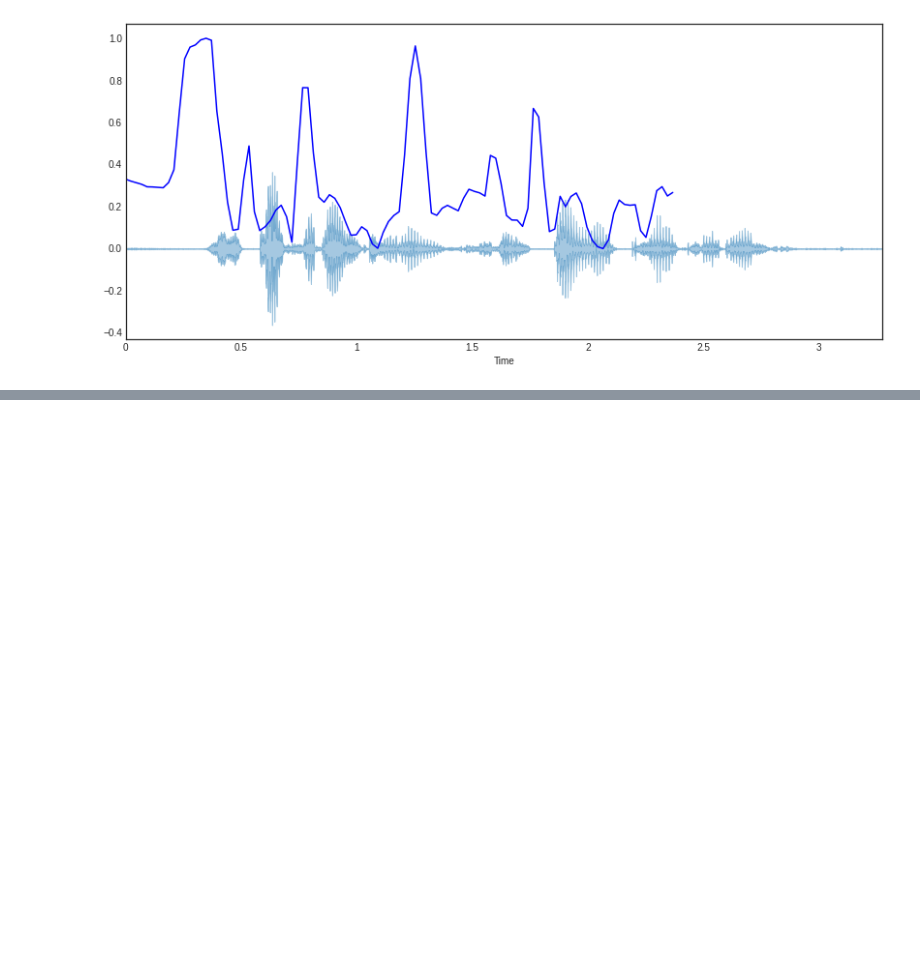
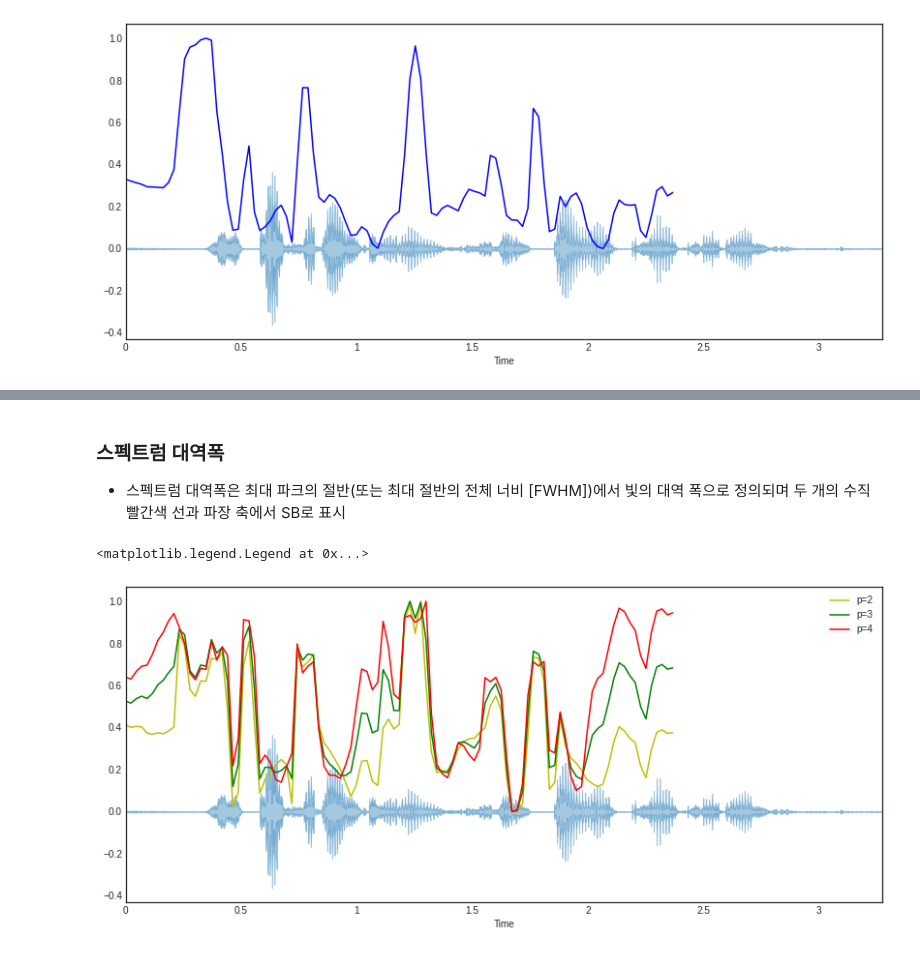
Before and after one commit to EGEG1212/TIL, a Jupyter notebook: 1_오디오처리Audio_Processing.ipynb, the cells around one changed output, grey strips where cells are left out. Cells and saved outputs as stored; diff of their text form; code cells hidden in the pictures; blank space fills up the shorter version.

```diff
--- a/1_오디오처리Audio_Processing.ipynb
+++ b/1_오디오처리Audio_Processing.ipynb
@@ -450,0 +464,17 @@ plt.plot(t, minmax_scale(spectral_centroids, axis=0), color='b')
+# %% [markdown]
+### 스펙트럼 대역폭
+ - 스펙트럼 대역폭은 최대 파크의 절반(또는 최대 절반의 전체 너비 [FWHM])에서 빛의 대역 폭으로 정의되며 두 개의 수직 빨간색 선과 파장 축에서 SB로 표시
+# %%
+spectral_bandwidth_2 = librosa.feature.spectral_bandwidth(audio_np+0.01, sr=sr)[0]
+spectral_bandwidth_3 = librosa.feature.spectral_bandwidth(audio_np+0.01, sr=sr, p=3)[0]
+spectral_bandwidth_4 = librosa.feature.spectral_bandwidth(audio_np+0.01, sr=sr, p=4)[0]
+plt.figure(figsize=(14, 6))
+
+librosa.display.waveplot(audio_np, sr=sr, alpha=0.4)
+plt.plot(t, minmax_scale(spectral_bandwidth_2, axis=0), color='y')
+plt.plot(t, minmax_scale(spectral_bandwidth_3, axis=0), color='g')
+plt.plot(t, minmax_scale(spectral_bandwidth_4, axis=0), color='r')
+plt.legend(('p=2', 'p=3', 'p=4'))
+# %% [output]
+<matplotlib.legend.Legend at 0x...>
+[figure, added]
```
Also changed, not shown: parts of 18 cells of this notebook.
